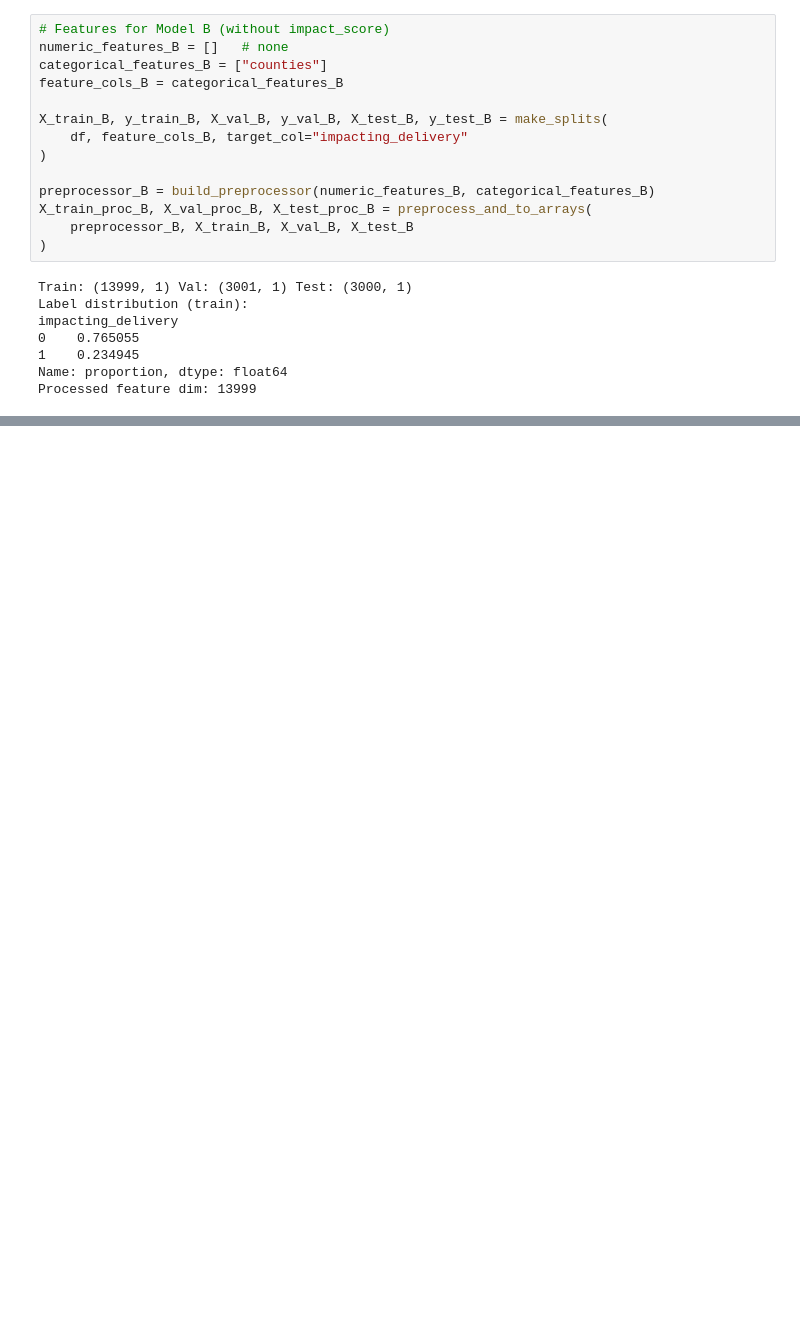
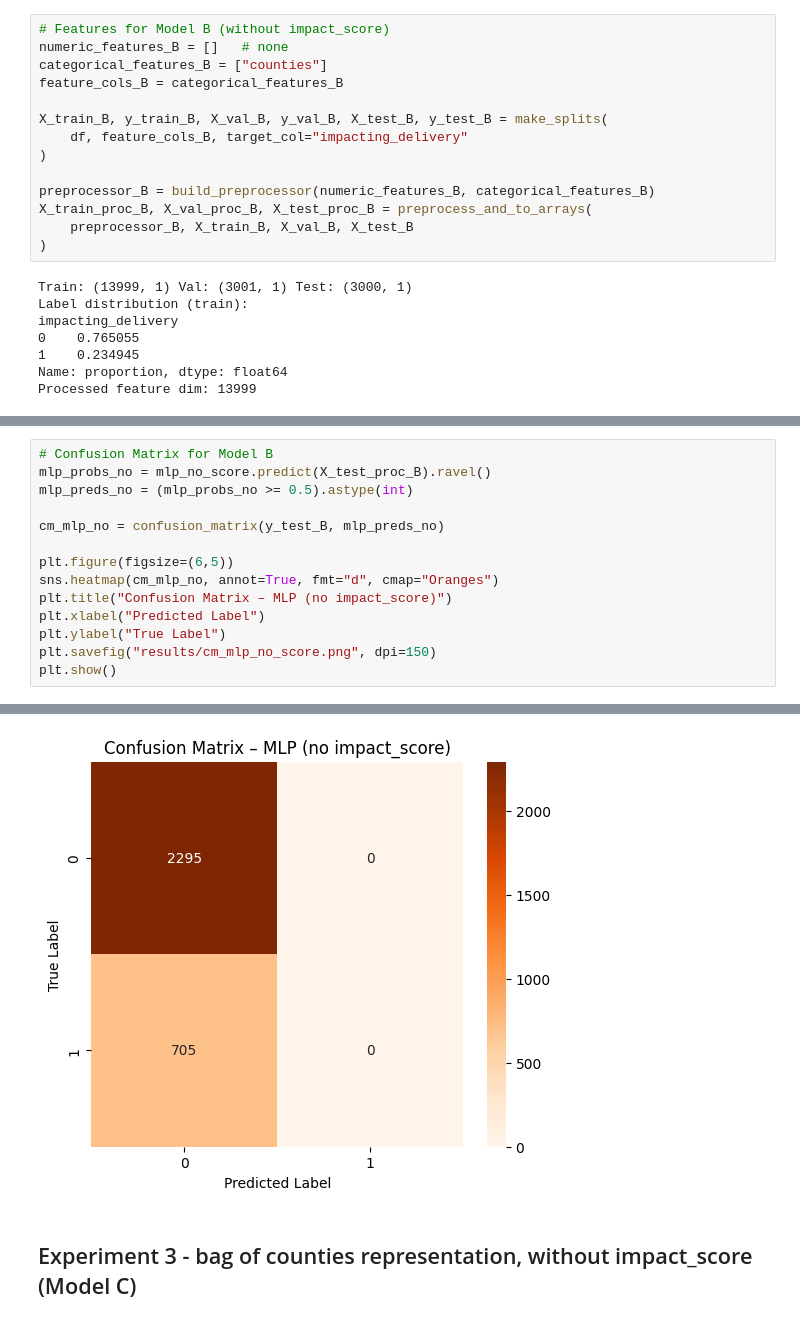
Before and after one commit to ecasto9542/cs230-project, a Jupyter notebook: notebooks/deep_model_mlp.ipynb, the cells around one changed output, grey strips where cells are left out. Drawn from its saved outputs; the diff is of its cells as text; blank space fills up the shorter version.

```diff
--- a/notebooks/deep_model_mlp.ipynb
+++ b/notebooks/deep_model_mlp.ipynb
@@ -366,0 +446,15 @@ weighted avg       0.59      0.77      0.66      3000
+# %%
+# Confusion Matrix for Model B
+mlp_probs_no = mlp_no_score.predict(X_test_proc_B).ravel()
+mlp_preds_no = (mlp_probs_no >= 0.5).astype(int)
+
+cm_mlp_no = confusion_matrix(y_test_B, mlp_preds_no)
+
+plt.figure(figsize=(6,5))
+sns.heatmap(cm_mlp_no, annot=True, fmt="d", cmap="Oranges")
+plt.title("Confusion Matrix – MLP (no impact_score)")
+plt.xlabel("Predicted Label")
+plt.ylabel("True Label")
+plt.savefig("results/cm_mlp_no_score.png", dpi=150)
+plt.show()
+# %% [output]
@@ -366,0 +462,3 @@ weighted avg       0.59      0.77      0.66      3000
+[figure, added]
+# %% [markdown]
+## Experiment 3 - bag of counties representation, without impact_score (Model C)
```
Also changed, not shown: parts of 32 cells of this notebook, 29 other files.
